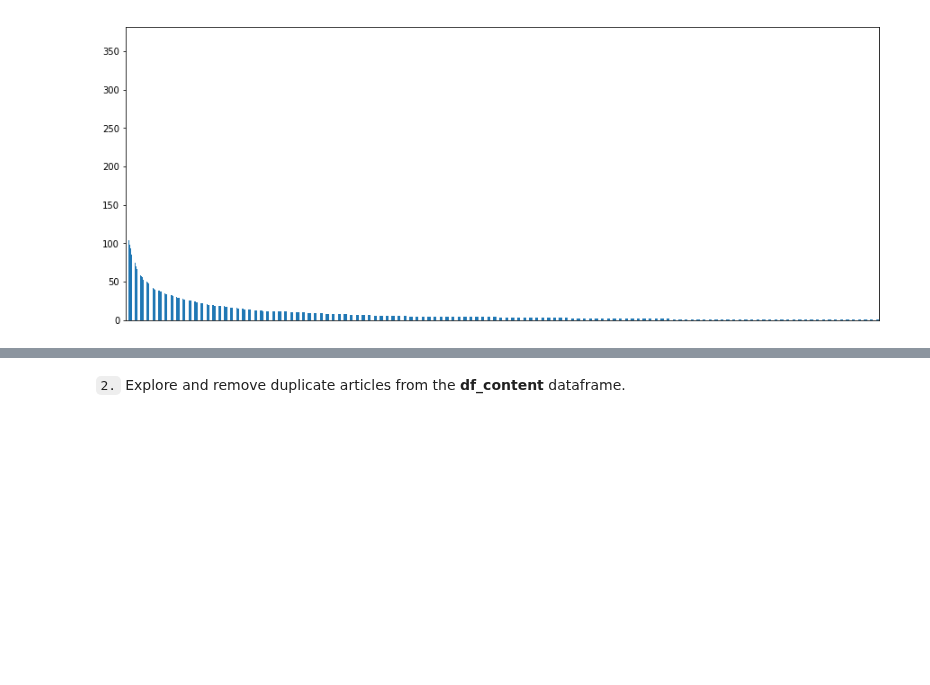
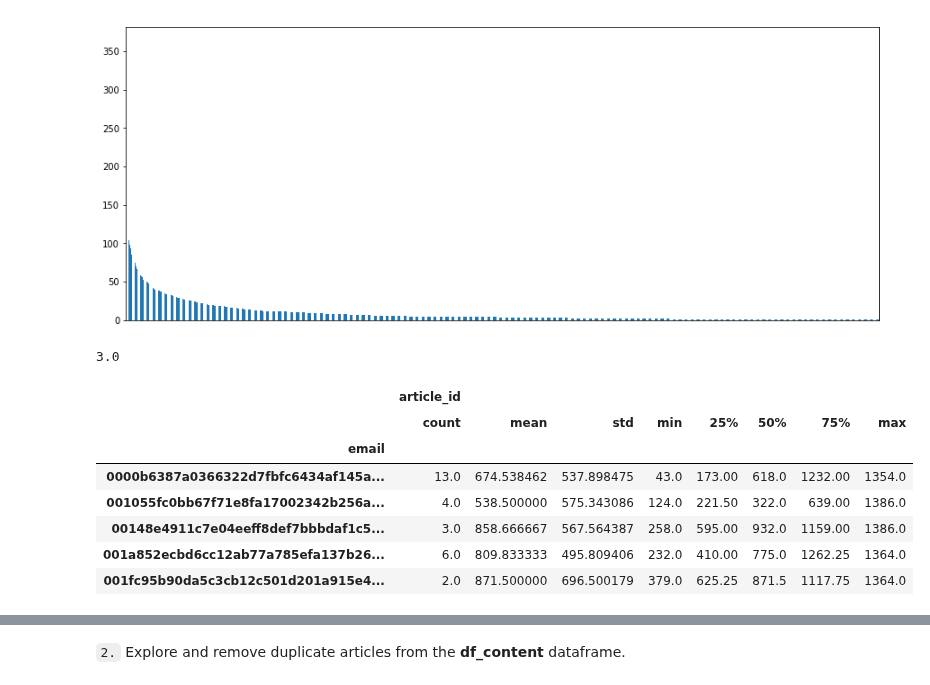
Before and after one commit to paulstancliffe/Recommendation-System-IBM, a Jupyter notebook: Recommendations_with_IBM.ipynb, the cells around one changed output, grey strips where cells are left out. Saved outputs shown, nothing was run; the diff lists cells and outputs as text; code cells hidden in the pictures; blank space fills up the shorter version.

```diff
--- a/Recommendations_with_IBM.ipynb
+++ b/Recommendations_with_IBM.ipynb
@@ -120,3 +131,20 @@ plt.show()
 plt.close();
 # %% [output]
 [figure]
+# %%
+ df['email'].value_counts().median()
+# %% [output]
+3.0
+# %%
+df_email = df.groupby('email')
+# %%
+df_email.describe().head()
+# %% [output]
+|  | article_id |  |  |  |  |  |  |  |
+|  | count | mean | std | min | 25% | 50% | 75% | max |
+| email |  |  |  |  |  |  |  |  |
+| 0000b6387a0366322d7fbfc6434af145a... | 13.0 | 674.538462 | 537.898475 | 43.0 | 173.00 | 618.0 | 1232.00 | 1354.0 |
+| 001055fc0bb67f71e8fa17002342b256a... | 4.0 | 538.500000 | 575.343086 | 124.0 | 221.50 | 322.0 | 639.00 | 1386.0 |
+| 00148e4911c7e04eeff8def7bbbdaf1c5... | 3.0 | 858.666667 | 567.564387 | 258.0 | 595.00 | 932.0 | 1159.00 | 1386.0 |
+| 001a852ecbd6cc12ab77a785efa137b26... | 6.0 | 809.833333 | 495.809406 | 232.0 | 410.00 | 775.0 | 1262.25 | 1364.0 |
+| 001fc95b90da5c3cb12c501d201a915e4... | 2.0 | 871.500000 | 696.500179 | 379.0 | 625.25 | 871.5 | 1117.75 | 1364.0 |
```
Also changed, not shown: parts of 15 cells of this notebook.
